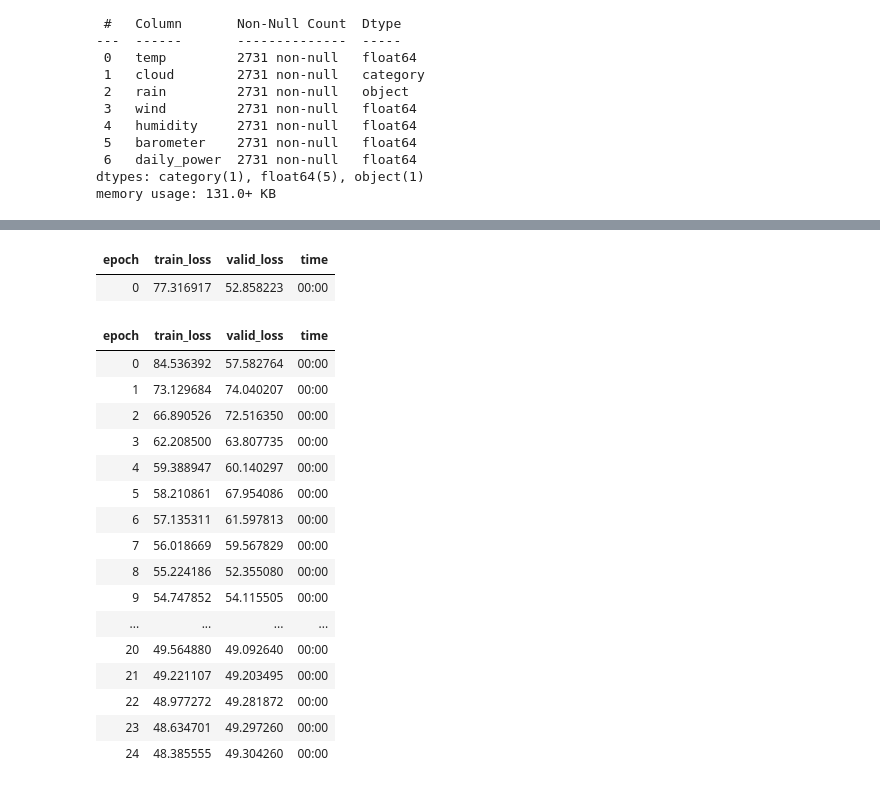
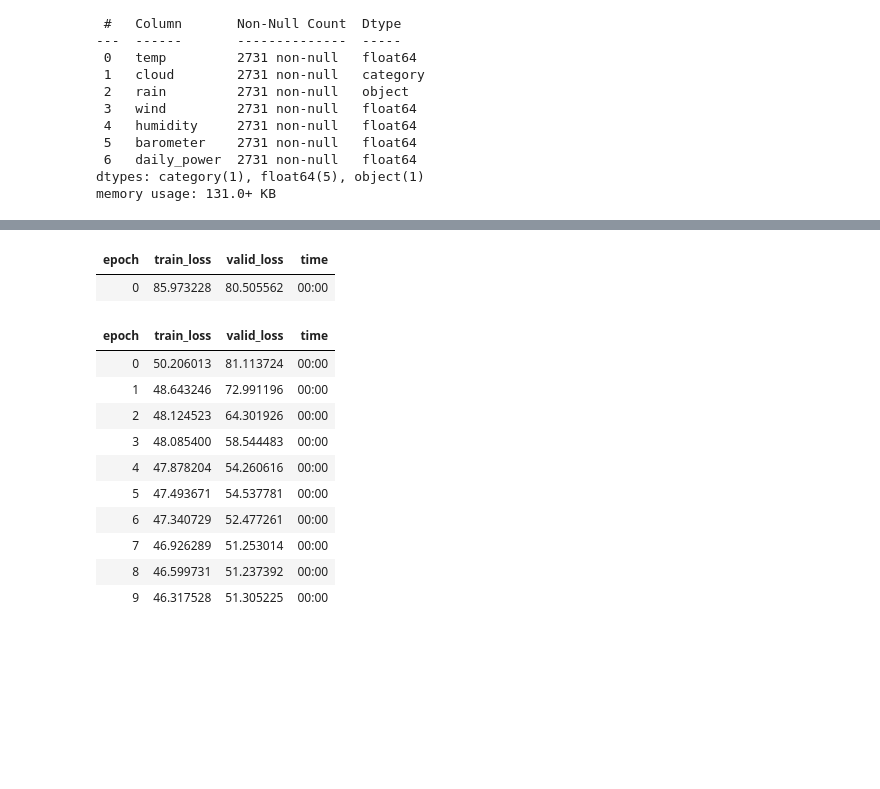
Before and after one commit to MN-Pham/Weather_SolarEnergy_Predictor, a Jupyter notebook: EnergyProduction_LinearRegression.ipynb, the cells around one changed output, grey strips where cells are left out. Cells and saved outputs as stored; diff of their text form; code cells hidden in the pictures; blank space fills up the shorter version.

```diff
--- a/EnergyProduction_LinearRegression.ipynb
+++ b/EnergyProduction_LinearRegression.ipynb
@@ -59,7 +72,7 @@ df.head()
 # %% [markdown]
 fastai determines which columns should be treated as categorical variables by comparing the number of distinct levels in the variable to the value of the max_card variable:
 # %%
-cont_df,cat_df = cont_cat_split(df, max_card = 6, dep_var = 'daily_power')
+cont_df,cat_df = cont_cat_split(df, max_card = 15, dep_var = 'daily_power')
 # %%
 df[cat_df].nunique()
 # %% [output]
@@ -69,7 +82,7 @@ dtype: int64
 # %% [markdown]
 The data must be normalized before being fed to the neural network:
 # %%
-procs_nn = [Categorify, FillMissing, Normalize]
+procs_nn = [Categorify, Normalize]
 splits = RandomSplitter()(range_of(df))
 to_nn = TabularPandas(df, procs_nn, cat_df, cont_df, splits=splits, y_names='daily_power')
 # %%
@@ -90,7 +103,7 @@ Data columns (total 7 columns):
 dtypes: category(1), float64(5), object(1)
 memory usage: 131.0+ KB
 # %%
-dls = to_nn.dataloaders(1024)
+dls = to_nn.dataloaders(512)
 # %%
 y = to_nn.train.y
 y.min(), y.max()
@@ -99,7 +112,7 @@ y.min(), y.max()
 # %%
 from fastai.tabular.all import*
 # %%
-learn = tabular_learner(dls, y_range=(0.1, 33.9), n_out=1, loss_func=F.mse_loss)
+learn = tabular_learner(dls, y_range=(0.2, 34.5), n_out=1, loss_func=F.mse_loss)
 # %%
 learn.lr_find()
 # %% [output]
@@ -109,22 +122,16 @@ SuggestedLRs(lr_min=0.010000000149011612, lr_steep=0.0014454397605732083)
 # %%
-learn.fine_tune(25, 8e-2)
+learn.fine_tune(10, 1e-2)
 # %% [output]
 | epoch | train_loss | valid_loss | time |
-| 0 | 77.316917 | 52.858223 | 00:00 |
+| 0 | 85.973228 | 80.505562 | 00:00 |
 | epoch | train_loss | valid_loss | time |
-| 0 | 84.536392 | 57.582764 | 00:00 |
-| 1 | 73.129684 | 74.040207 | 00:00 |
-| 2 | 66.890526 | 72.516350 | 00:00 |
-| 3 | 62.208500 | 63.807735 | 00:00 |
-| 4 | 59.388947 | 60.140297 | 00:00 |
-| 5 | 58.210861 | 67.954086 | 00:00 |
-| 6 | 57.135311 | 61.597813 | 00:00 |
-| 7 | 56.018669 | 59.567829 | 00:00 |
-| 8 | 55.224186 | 52.355080 | 00:00 |
-| 9 | 54.747852 | 54.115505 | 00:00 |
-| ... | ... | ... | ... |
-| 20 | 49.564880 | 49.092640 | 00:00 |
-| 21 | 49.221107 | 49.203495 | 00:00 |
-| 22 | 48.977272 | 49.281872 | 00:00 |
-| 23 | 48.634701 | 49.297260 | 00:00 |
-| 24 | 48.385555 | 49.304260 | 00:00 |
+| 0 | 50.206013 | 81.113724 | 00:00 |
+| 1 | 48.643246 | 72.991196 | 00:00 |
+| 2 | 48.124523 | 64.301926 | 00:00 |
+| 3 | 48.085400 | 58.544483 | 00:00 |
+| 4 | 47.878204 | 54.260616 | 00:00 |
+| 5 | 47.493671 | 54.537781 | 00:00 |
+| 6 | 47.340729 | 52.477261 | 00:00 |
+| 7 | 46.926289 | 51.253014 | 00:00 |
+| 8 | 46.599731 | 51.237392 | 00:00 |
+| 9 | 46.317528 | 51.305225 | 00:00 |
```
Also changed, not shown: parts of 22 cells of this notebook, 2 other files.
